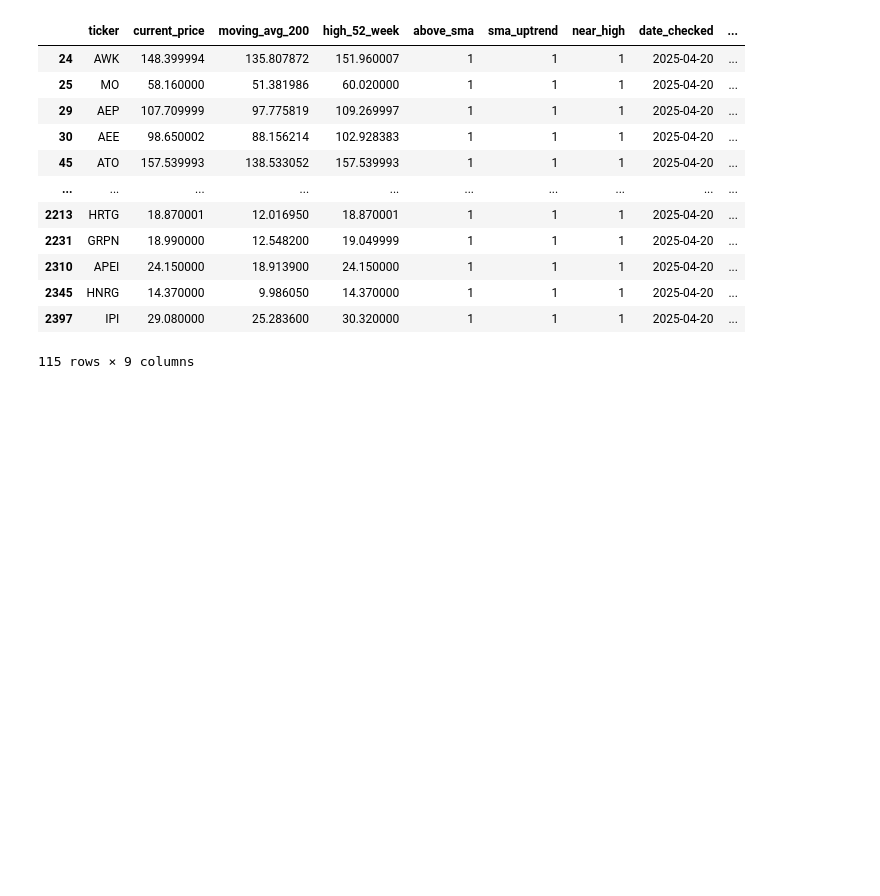
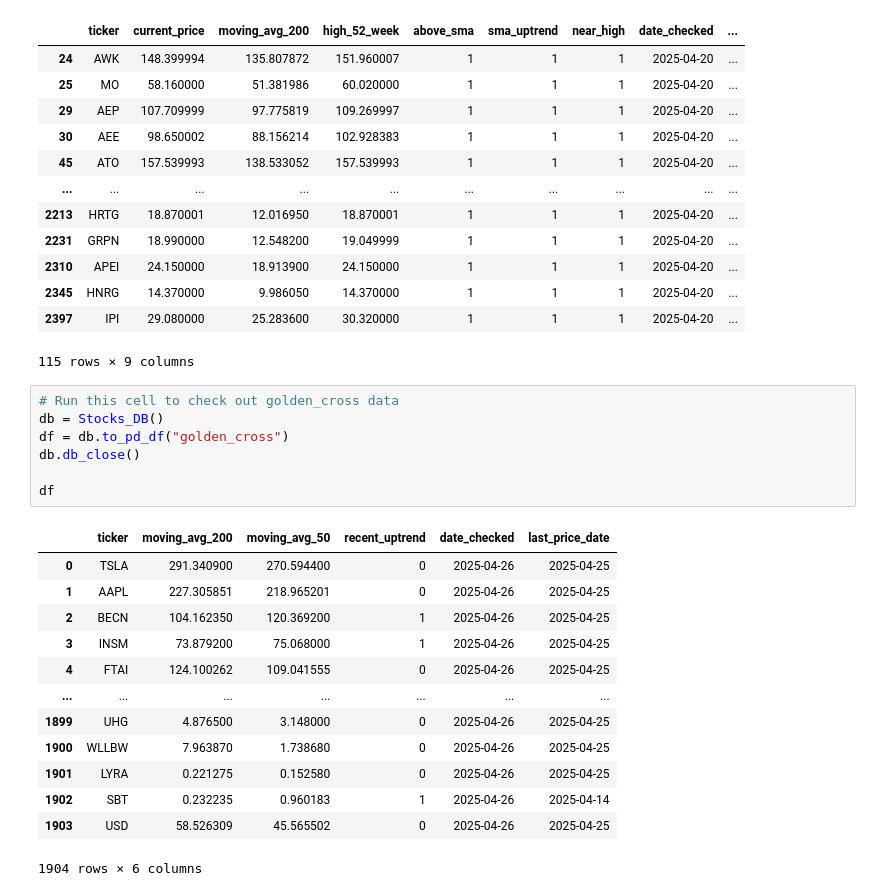
Before and after one commit to JohnathanChan973/StockAnalysis, a Jupyter notebook: main.ipynb, the cells around one changed output. Drawn from its saved outputs; the diff is of its cells as text; blank space fills up the shorter version.

Commit message:
updated the db for future scaling. added functionality for analyzing stocks that achieve the golden cross

```diff
--- a/main.ipynb
+++ b/main.ipynb
@@ -104,3 +115,24 @@ just_analyzed
 | 2345 | HNRG | 14.370000 | 9.986050 | 14.370000 | 1 | 1 | 1 | 2025-04-20 | ... |
 | 2397 | IPI | 29.080000 | 25.283600 | 30.320000 | 1 | 1 | 1 | 2025-04-20 | ... |
 115 rows × 9 columns
+# %%
+# Run this cell to check out golden_cross data
+db = Stocks_DB()
+df = db.to_pd_df("golden_cross")
+db.db_close()
+
+df
+# %% [output]
+|  | ticker | moving_avg_200 | moving_avg_50 | recent_uptrend | date_checked | last_price_date |
+| 0 | TSLA | 291.340900 | 270.594400 | 0 | 2025-04-26 | 2025-04-25 |
+| 1 | AAPL | 227.305851 | 218.965201 | 0 | 2025-04-26 | 2025-04-25 |
+| 2 | BECN | 104.162350 | 120.369200 | 1 | 2025-04-26 | 2025-04-25 |
+| 3 | INSM | 73.879200 | 75.068000 | 1 | 2025-04-26 | 2025-04-25 |
+| 4 | FTAI | 124.100262 | 109.041555 | 0 | 2025-04-26 | 2025-04-25 |
+| ... | ... | ... | ... | ... | ... | ... |
+| 1899 | UHG | 4.876500 | 3.148000 | 0 | 2025-04-26 | 2025-04-25 |
+| 1900 | WLLBW | 7.963870 | 1.738680 | 0 | 2025-04-26 | 2025-04-25 |
+| 1901 | LYRA | 0.221275 | 0.152580 | 0 | 2025-04-26 | 2025-04-25 |
+| 1902 | SBT | 0.232235 | 0.960183 | 1 | 2025-04-26 | 2025-04-14 |
+| 1903 | USD | 58.526309 | 45.565502 | 0 | 2025-04-26 | 2025-04-25 |
+1904 rows × 6 columns
```
Also changed, not shown: parts of 7 cells of this notebook, 3 other files.
